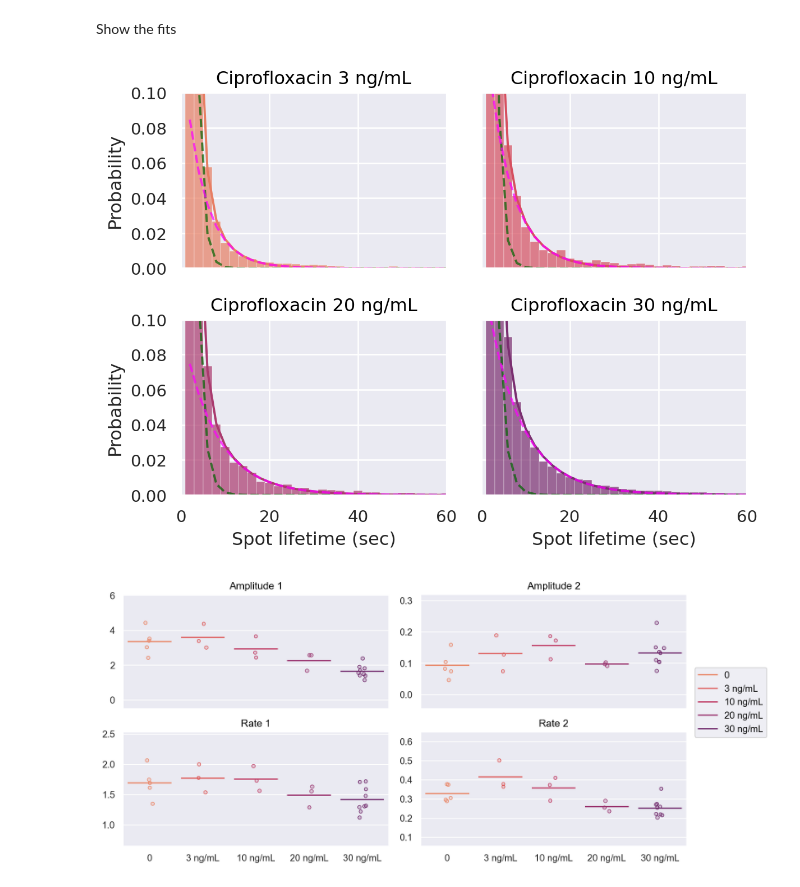
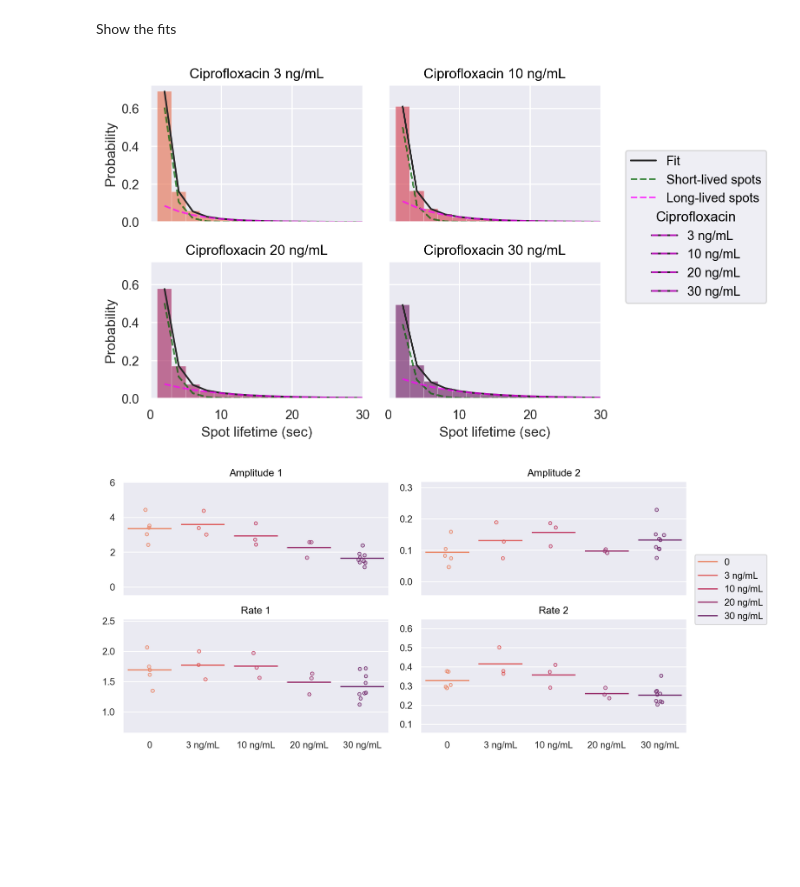
Before and after one commit to DanielThedie/RecB_article, a Jupyter notebook: Notebooks/2_Ciprofloxacin_damage/Long_RecB_spots.ipynb, the cells around one changed output. Cells and saved outputs as stored; diff of their text form; code cells hidden in the pictures; blank space fills up the shorter version.

Commit message:
Add legend to spot lifetime fits

```diff
--- a/Notebooks/2_Ciprofloxacin_damage/Long_RecB_spots.ipynb
+++ b/Notebooks/2_Ciprofloxacin_damage/Long_RecB_spots.ipynb
@@ -143,26 +143,26 @@ Show the fits
 # %%
 import seaborn.objects as so
 
 df = (lifetime_fit
       .data
       .assign(TrackLength_s=lambda df: df.TrackLength * 2)
       .query('Group != "0"')
       )
 
 (
     so.Plot(df, x='TrackLength_s', color='Group')
     .facet(col='Group', wrap=2)
     .add(so.Bars(), so.Agg(), y='proportion', legend=False)
-    .add(so.Line(), so.Agg(), y='Fit', legend=False)
-    .add(so.Line(linestyle='--', color='darkgreen', alpha=0.7), so.Agg(), y='Fit_fast', legend=False)
-    .add(so.Line(linestyle='--', color='fuchsia', alpha=0.7), so.Agg(), y='Fit_slow', legend=False)
-    .scale(color='flare')
-    .limit(x=(0, 60), y=(None, 0.1))
+    .add(so.Line(color='k'), so.Agg(), y='Fit', label='Fit')
+    .add(so.Line(linestyle='--', color='darkgreen', alpha=0.7), so.Agg(), y='Fit_fast', label='Short-lived spots')
+    .add(so.Line(linestyle='--', color='fuchsia', alpha=0.7), so.Agg(), y='Fit_slow', label='Long-lived spots')
+    .scale(color=so.Nominal('flare'))
+    .limit(x=(0, 30), y=(None, None))
     .label(x="Spot lifetime (sec)", y="Probability", color='Ciprofloxacin', title='Ciprofloxacin {}'.format)
-    # .save(loc='/media/daniel/HDD Daniel/Daniel Thédié/RecB_lifetimes_fits.svg', format='svg', bbox_inches='tight')
+    # .save(loc='D:\\DanielThedie\\Figures\\RecB_article_figures\\2_Cipro_RecB\\RecB_lifetimes_fits.svg', format='svg', bbox_inches='tight')
 )
 # %% [output]
-[figure, old version]
+[figure, new version]
 # %%
 import seaborn.objects as so
 
```
Also changed, not shown: parts of 3 cells of this notebook.
